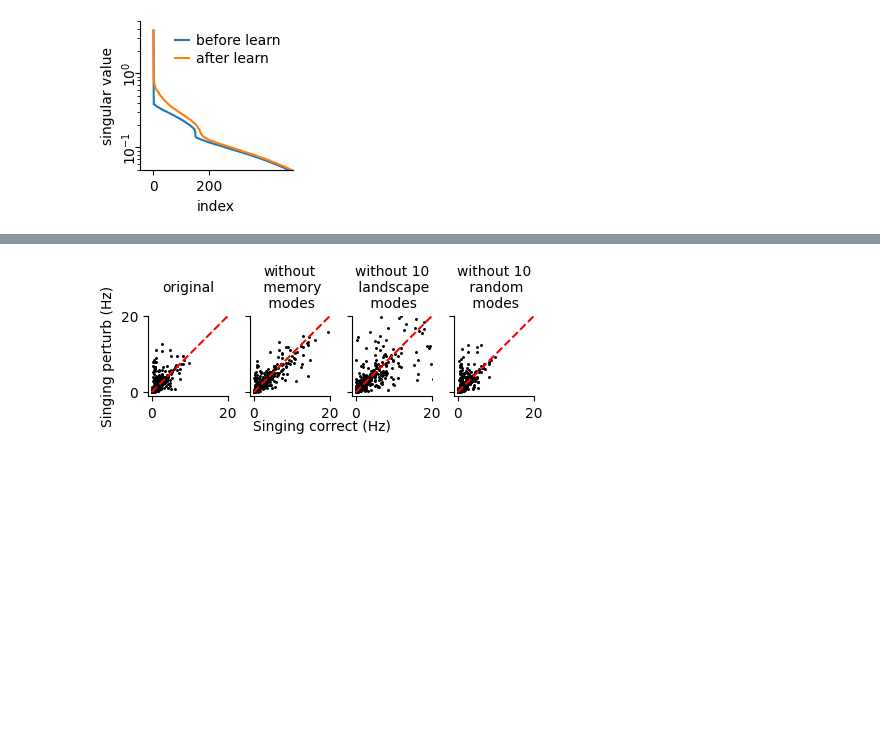
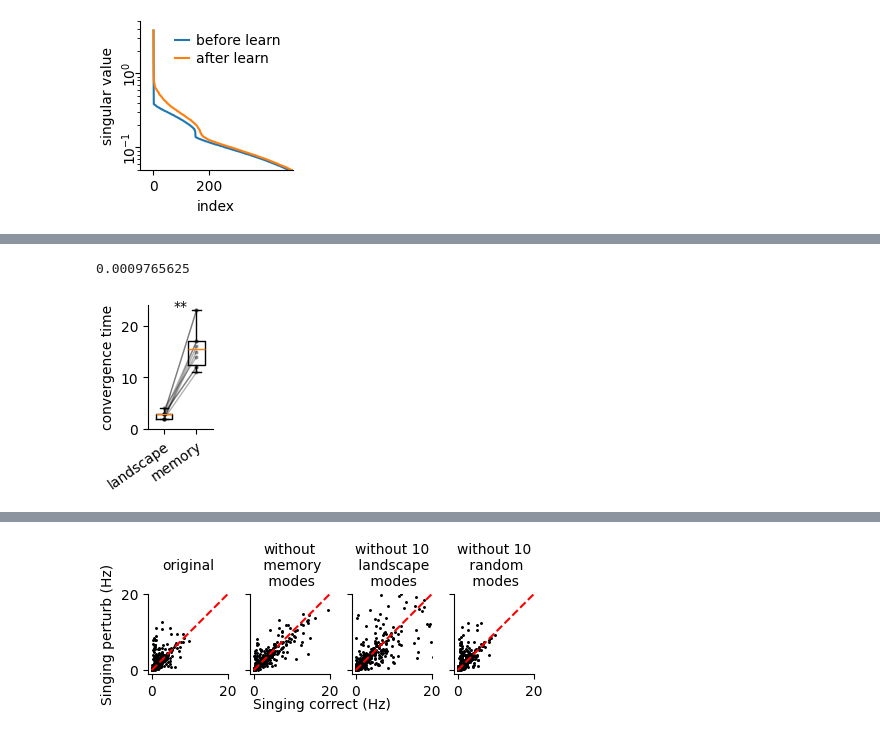
Before and after one commit to gongziyida/vocal-error-network, a Jupyter notebook: EIrec_analysis/EIrec_analysis.ipynb, the cells around one changed output, grey strips where cells are left out. Cells and saved outputs as stored; diff of their text form; code cells hidden in the pictures; blank space fills up the shorter version.

```diff
--- a/EIrec_analysis/EIrec_analysis.ipynb
+++ b/EIrec_analysis/EIrec_analysis.ipynb
@@ -92,3 +101,20 @@ fig.savefig('../svg/mode_learning_curves_E2I2E.svg')
+# %%
+fig, ax = plt.subplots(1, figsize=(1.2,2))
+for x, y in zip(tc_landscape, tc_memory):
+    ax.plot([1, 2], [x, y], '-o', c='k', alpha=0.3, ms=2, lw=1)
+ax.boxplot([tc_landscape, tc_memory], widths=[0.5, 0.5])
+pval = wilcoxon(tc_landscape, tc_memory, alternative='less').pvalue
+print(pval)
+if pval < 0.05:
+    ax.text(1.5, np.max(tc_memory), '**' if pval < 0.01 else '*', ha='center')
+else:
+    ax.text(1.5, np.max(tc_memory), 'ns', ha='center', va='bottom')
+ax.set(ylim=[0, ax.get_ylim()[1]], ylabel='convergence time')
+ax.set_xticklabels(['landscape', 'memory'], rotation=35, ha='right', rotation_mode='anchor')
+fig.savefig('../svg/mode_time_constants.svg')
+# %% [output]
+0.0009765625
+[figure, added]
 # %%
 case_names = ['original', 'without memory modes', 'without 10 landscape modes',
               'without 10 random modes']
```
Also changed, not shown: parts of 9 cells of this notebook, 8 other files.
